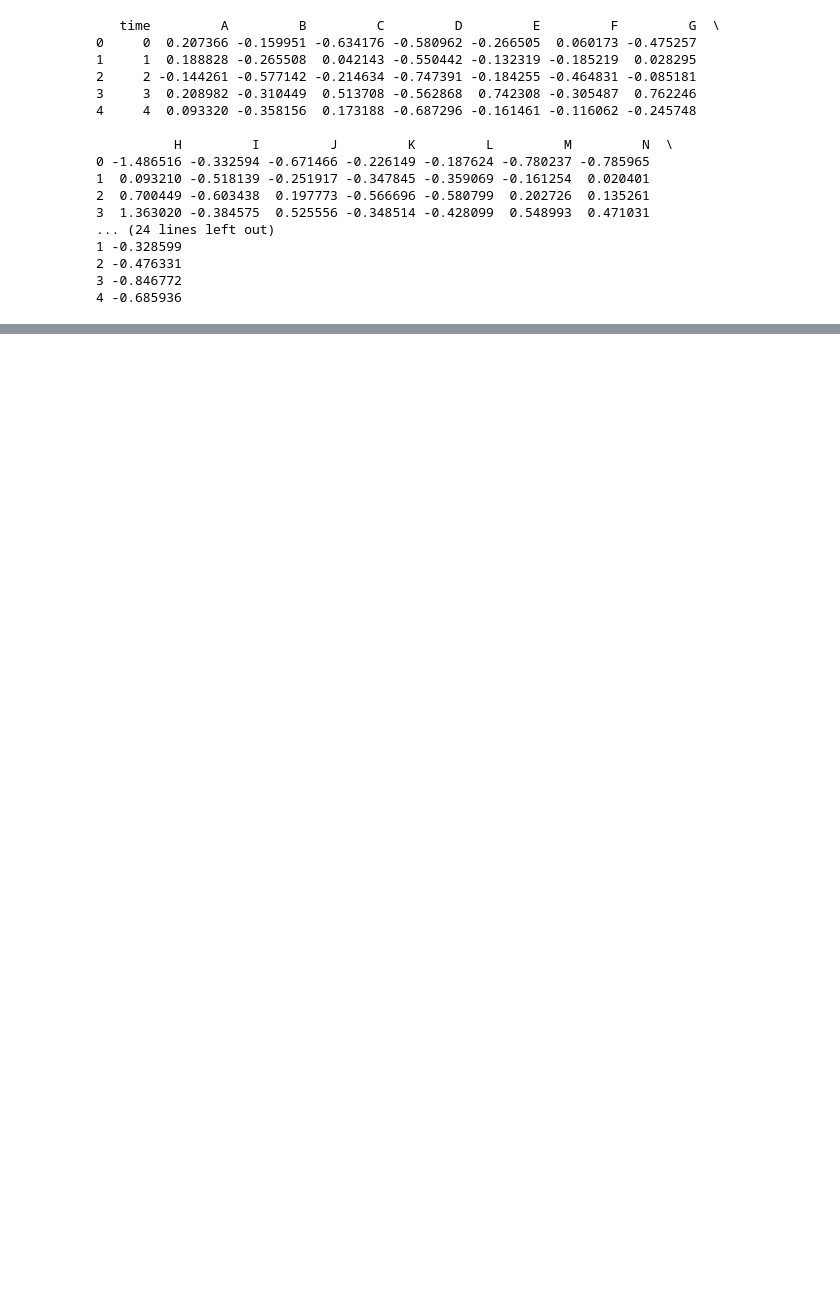
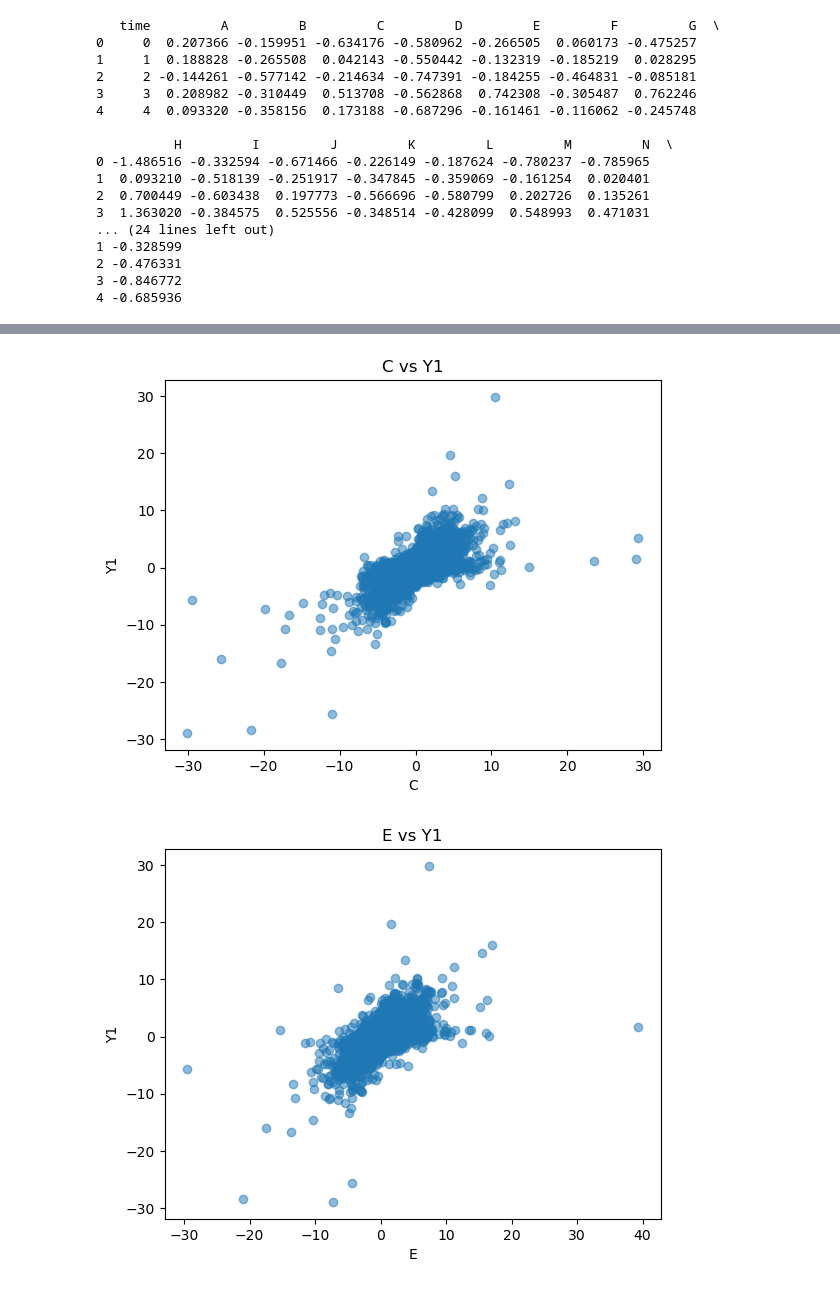
Before and after one commit to QuentOne/quantchallenge-starter, a Jupyter notebook: research/research_clean.ipynb, the cells around one changed output, grey strips where cells are left out. Cells and saved outputs as stored; diff of their text form; code cells hidden in the pictures; blank space fills up the shorter version.

```diff
--- a/research/research_clean.ipynb
+++ b/research/research_clean.ipynb
@@ -29,0 +82,12 @@ NameError: name 'train_data' is not defined
+# %%
+#Analysis
+import matplotlib.pyplot as plt
+for col in ['C', 'E', 'G']:
+    plt.scatter(train_data[col], train_data['Y1'], alpha=0.5)
+    plt.xlabel(col)
+    plt.ylabel("Y1")
+    plt.title(f"{col} vs Y1")
+    plt.show()
+# %% [output]
+[figure, added]
+[figure, added]
```
Also changed, not shown: parts of 15 cells of this notebook.
